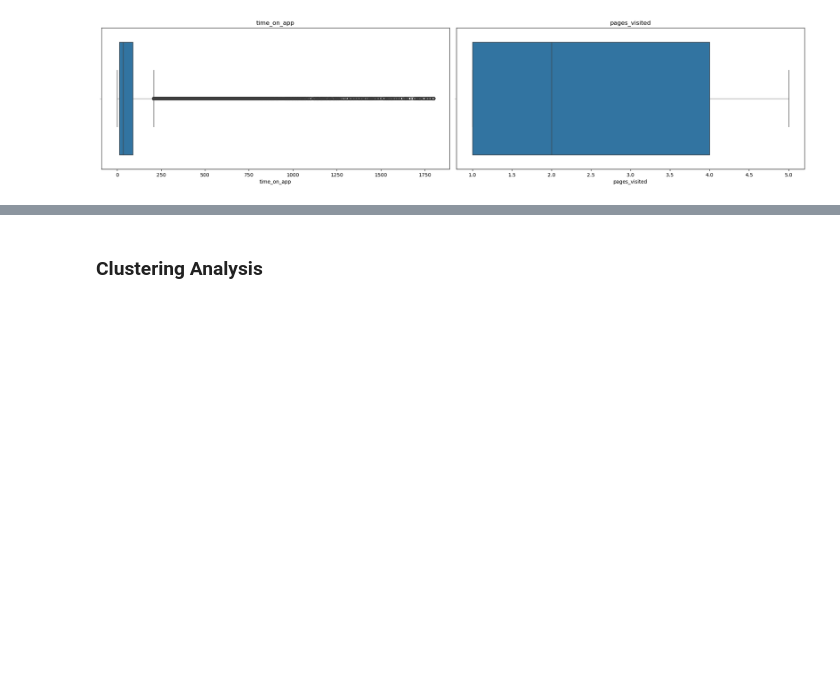
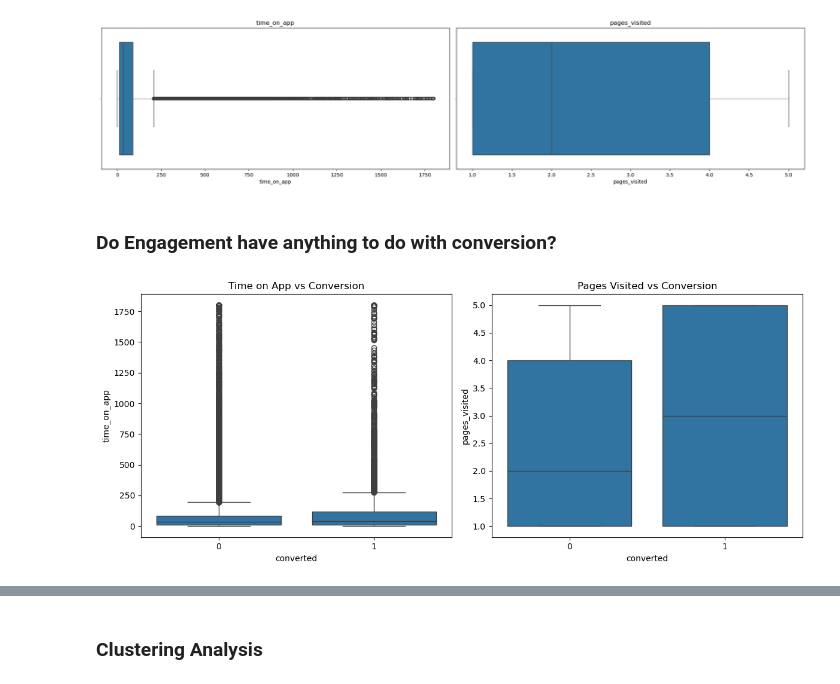
Before and after one commit to Richard-Gidi/Ridewise, a Jupyter notebook: EDA.ipynb, the cells around one changed output, grey strips where cells are left out. Cells and saved outputs as stored; diff of their text form; code cells hidden in the pictures; blank space fills up the shorter version.

```diff
--- a/EDA.ipynb
+++ b/EDA.ipynb
@@ -1526,3 +1526,21 @@ if num_cols < len(axes):
 fig.tight_layout()
 # %% [output]
 [figure]
+# %% [markdown]
+### Do Engagement have anything to do with conversion?
+# %%
+# 🧪 Bivariate Analysis: Conversion vs Engagement
+plt.figure(figsize=(12, 5))
+
+plt.subplot(1, 2, 1)
+sns.boxplot(x='converted', y='time_on_app', data=sessions)
+plt.title("Time on App vs Conversion")
+
+plt.subplot(1, 2, 2)
+sns.boxplot(x='converted', y='pages_visited', data=sessions)
+plt.title("Pages Visited vs Conversion")
+
+plt.tight_layout()
+plt.show()
+# %% [output]
+[figure, added]
```
Also changed, not shown: parts of 8 cells of this notebook.
